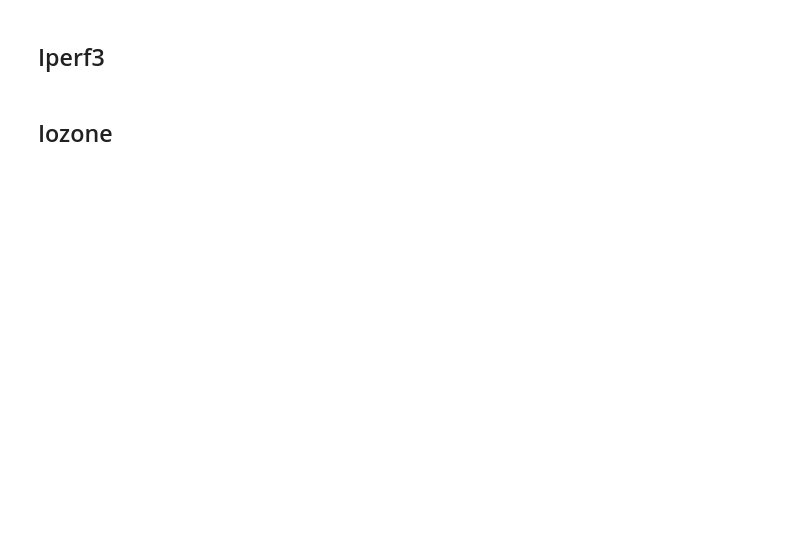
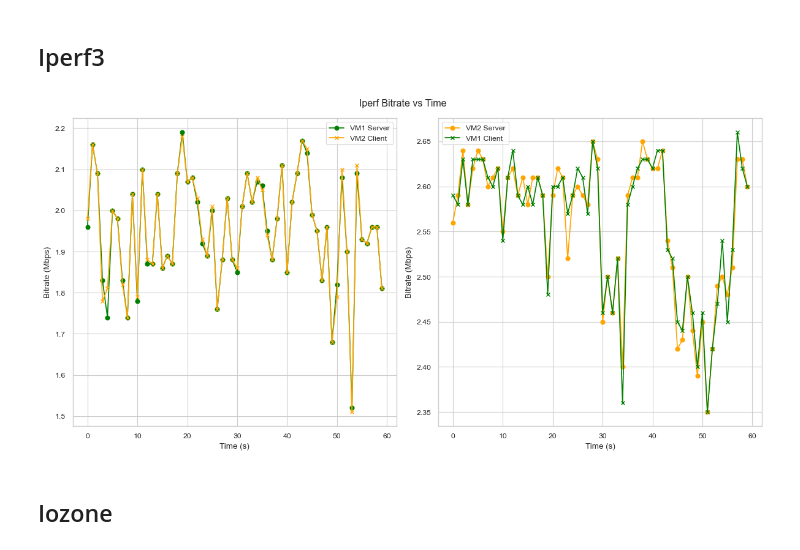
Before and after one commit to JackSerafini/CloudComputing, a Jupyter notebook: graph.ipynb, the cells around one changed output. Drawn from its saved outputs; the diff is of its cells as text; code cells hidden in the pictures; blank space fills up the shorter version.

```diff
--- a/graph.ipynb
+++ b/graph.ipynb
@@ -26,36 +43,40 @@ sns.lineplot(x='NB', y='Gflops', data=VM_9984, ax=ax[0], label='VM_9984')
 # %%
 CT1_client = pd.read_csv('./avgs/iperf_CT1_client_avg.csv')
 CT1_server = pd.read_csv('./avgs/iperf_CT1_server_avg.csv')
 CT2_client = pd.read_csv('./avgs/iperf_CT2_client_avg.csv')
 CT2_server = pd.read_csv('./avgs/iperf_CT2_server_avg.csv')
 
 VM_client = pd.read_csv('./avgs/iperf_VM_M_client_avg.csv')
 VM_server = pd.read_csv('./avgs/iperf_VM_M_server_avg.csv')
 VM1_client = pd.read_csv('./avgs/iperf_VM1_client_avg.csv')
 VM1_server = pd.read_csv('./avgs/iperf_VM1_server_avg.csv')
 
 # Create the plot
-figure, axis = plt.subplots(1, 2, figsize=(18, 6))
+figure, axis = plt.subplots(1, 2, figsize=(12, 6))
 
-axis[0].plot(CT1_server['second'], CT1_server['bitrate'], label='CT1 Server', color='blue', marker='o')
-axis[0].plot(CT2_client['second'], CT2_client['bitrate'], label='CT2 Client', color='red', marker='x')
+# axis[0].plot(CT1_server['second'], CT1_server['bitrate'], label='CT1 Server', color='blue', marker='o')
+# axis[0].plot(CT2_client['second'], CT2_client['bitrate'], label='CT2 Client', color='red', marker='x')
 axis[0].plot(VM_server['second'], VM_server['bitrate'], label='VM1 Server', color='green', marker='o')
 axis[0].plot(VM1_client['second'], VM1_client['bitrate'], label='VM2 Client', color='orange', marker='x')
 axis[0].set_xlabel('Time (s)')
 axis[0].set_ylabel('Bitrate (Mbps)')
 axis[0].legend()
 
-axis[1].plot(CT2_server['second'], CT2_server['bitrate'], label='CT2 Server', color='red', marker='o')
-axis[1].plot(CT1_client['second'], CT1_client['bitrate'], label='CT1 Client', color='blue', marker='x')
+# axis[1].plot(CT2_server['second'], CT2_server['bitrate'], label='CT2 Server', color='red', marker='o')
+# axis[1].plot(CT1_client['second'], CT1_client['bitrate'], label='CT1 Client', color='blue', marker='x')
 axis[1].plot(VM1_server['second'], VM1_server['bitrate'], label='VM2 Server', color='orange', marker='o')
 axis[1].plot(VM_client['second'], VM_client['bitrate'], label='VM1 Client', color='green', marker='x')
 axis[1].set_xlabel('Time (s)')
 axis[1].set_ylabel('Bitrate (Mbps)')
 axis[1].legend()
 
+plt.suptitle('Iperf Bitrate vs Time')
+
 # Display the plot
 plt.tight_layout()
 plt.show()
+# %% [output]
+[figure, added]
 # %% [markdown]
 ## Iozone
 # %%
```
Also changed, not shown: parts of 3 cells of this notebook, 1 other file.
